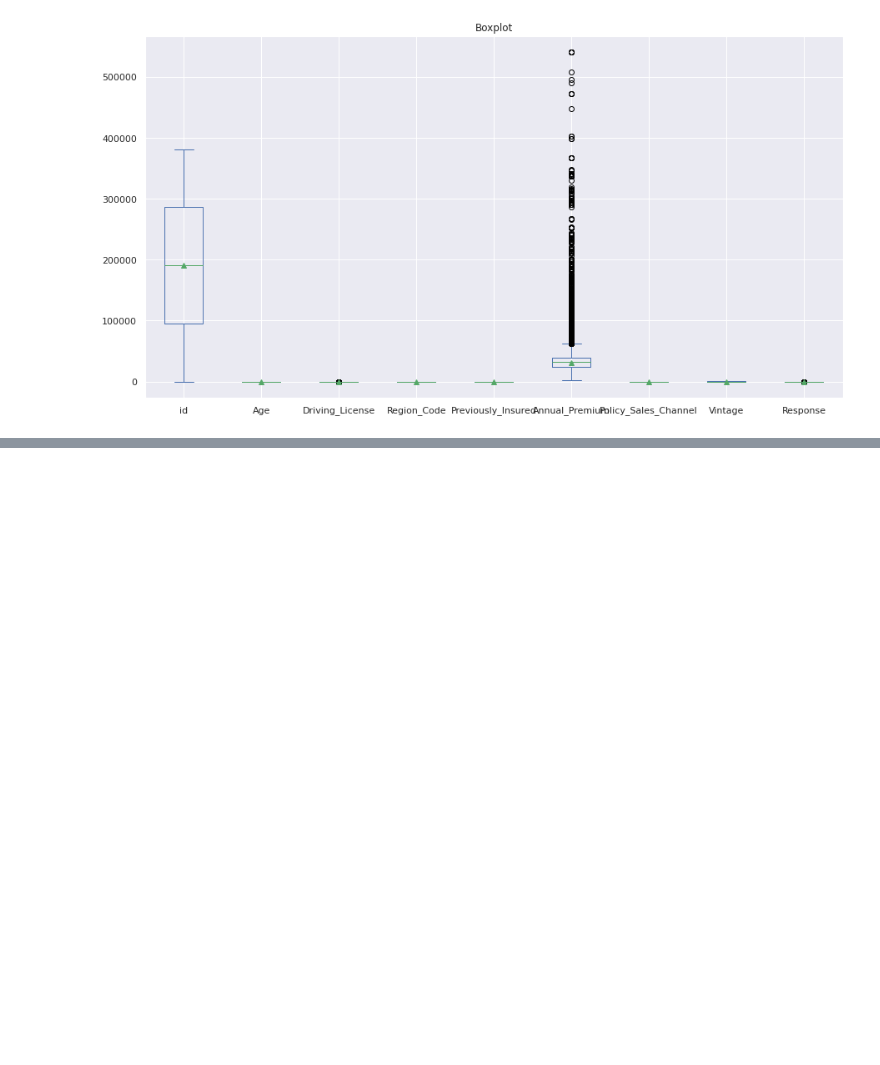
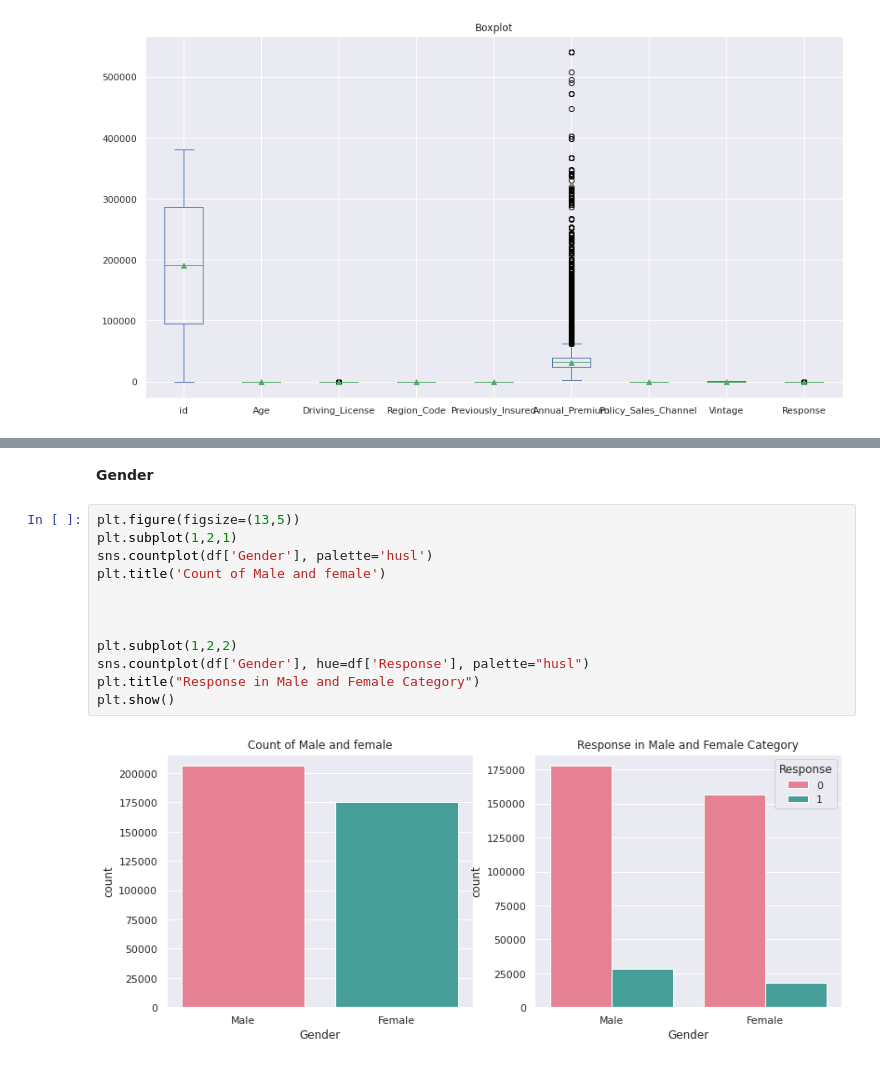
Before and after one commit to ChetanJadhav2341/Health-Insurance-Cross-Sell-Prediction-Classification-Project, a Jupyter notebook: HEALTH_INSURANCE_CROSS_SELL_PREDICTION.ipynb, the cells around one changed output, grey strips where cells are left out. Drawn from its saved outputs; the diff is of its cells as text; blank space fills up the shorter version.

```diff
--- a/HEALTH_INSURANCE_CROSS_SELL_PREDICTION.ipynb
+++ b/HEALTH_INSURANCE_CROSS_SELL_PREDICTION.ipynb
@@ -277,0 +286,16 @@ plt.show()
+# %% [markdown]
+**Gender**
+# %%
+plt.figure(figsize=(13,5))
+plt.subplot(1,2,1)
+sns.countplot(df['Gender'], palette='husl')
+plt.title('Count of Male and female')
+
+
+
+plt.subplot(1,2,2)
+sns.countplot(df['Gender'], hue=df['Response'], palette="husl")
+plt.title("Response in Male and Female Category")
+plt.show()
+# %% [output]
+[figure, added]
```
Also changed, not shown: parts of 27 cells of this notebook.
